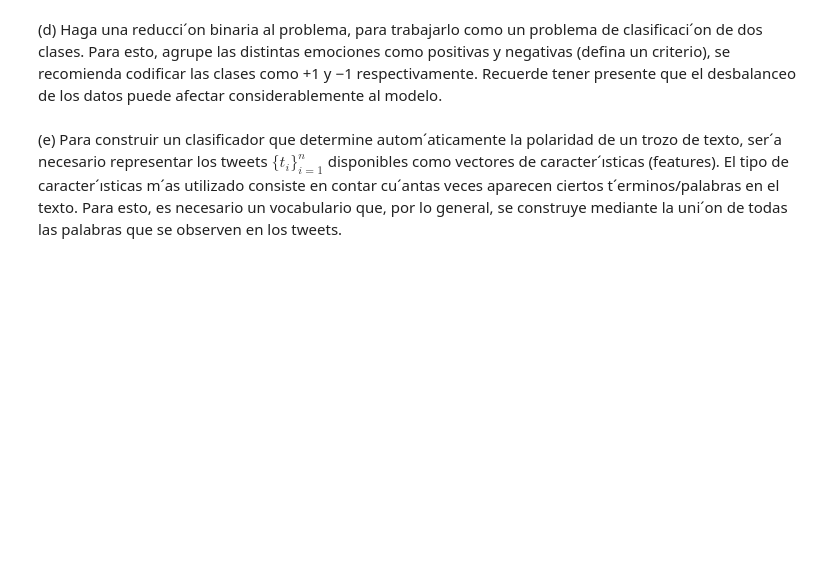
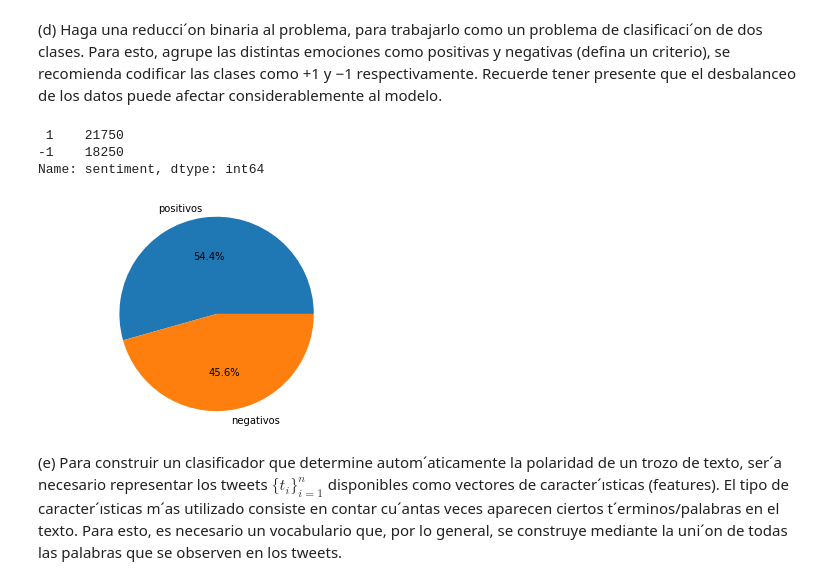
Before and after one commit to Caimapo/MachineLearning2017-02, a Jupyter notebook: Tarea 2 Máquinas de Aprendizaje.ipynb, the cells around one changed output. Saved outputs shown, nothing was run; the diff lists cells and outputs as text; code cells hidden in the pictures; blank space fills up the shorter version.

```diff
--- a/Tarea 2 Máquinas de Aprendizaje.ipynb
+++ b/Tarea 2 Máquinas de Aprendizaje.ipynb
@@ -275,7 +266,7 @@ df_test = df[~msk]
 # %%
 #preproccesing functions
 def coding(col,codeDict):
-    colCoded = pd.series(col,copy=True)
+    colCoded = pd.Series(col,copy=True)
     for key,value in codeDict.items():
         colCoded.replace(key,value,inplace=True)
     return colCoded
@@ -344,6 +337,20 @@ df[['content','normalized_tweet']].head(100)
 100 rows × 2 columns
 # %% [markdown]
 (d)	Haga una reducci´on binaria al problema, para trabajarlo como un problema de clasificaci´on de dos clases. Para esto, agrupe las distintas emociones como positivas y negativas (defina un criterio), se recomienda codificar las clases como +1 y −1 respectivamente. Recuerde tener presente que el desbalanceo de los datos puede afectar considerablemente al modelo.
+# %%
+dictionary = {"anger": -1,"boredom": -1,"empty": -1,"enthusiasm": 1,"fun": 1,"happiness": 1,"hate": -1,"love": 1,"neutral": 1,"relief": 1,"sadness": -1,"surprise" : -1,"worry": -1}
+df['sentiment'] = coding(df['sentiment'],dictionary)
+# %%
+sentiment_counts = df['sentiment'].value_counts()
+print sentiment_counts
+plt.pie(sentiment_counts,labels=['positivos','negativos'],autopct='%1.1f%%')
+plt.axis('equal')
+plt.show()
+# %% [output]
+ 1    21750
+-1    18250
+Name: sentiment, dtype: int64
+[figure, added]
 # %% [markdown]
 (e)	Para construir un clasificador que determine autom´aticamente la polaridad de un trozo de texto, ser´a necesario representar los tweets $\{t_{i}\}^{n}_{i=1}$ disponibles como vectores de caracter´ısticas (features). El tipo de caracter´ısticas m´as utilizado consiste en contar cu´antas veces aparecen ciertos t´erminos/palabras en el texto. Para esto, es necesario un vocabulario que, por lo general, se construye mediante la uni´on de todas las palabras que se observen en los tweets.
 # %% [markdown]
```
Also changed, not shown: parts of 5 cells of this notebook.
